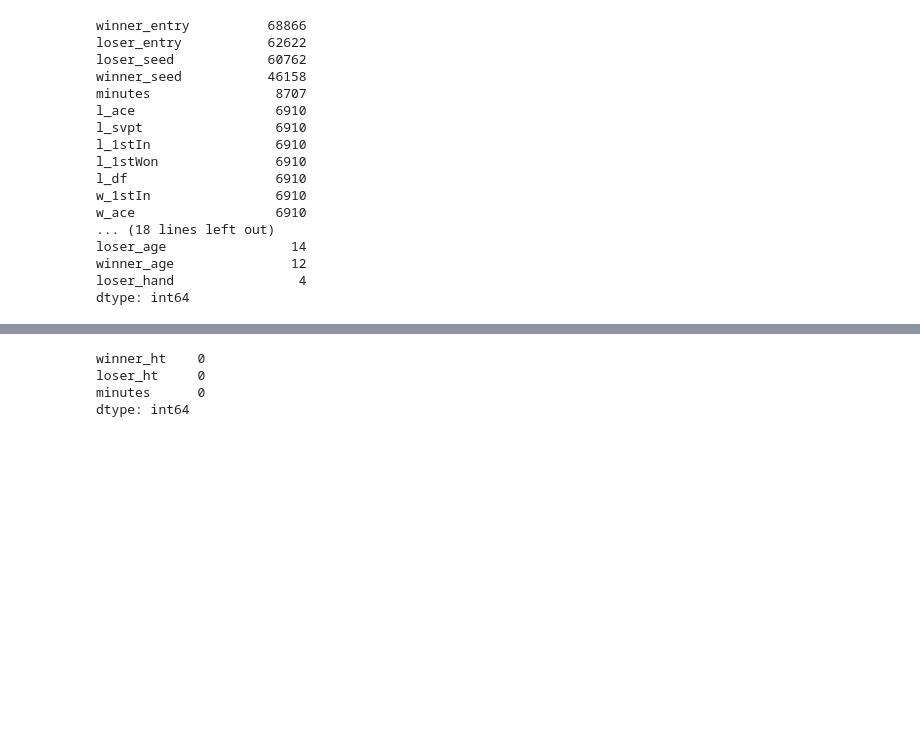
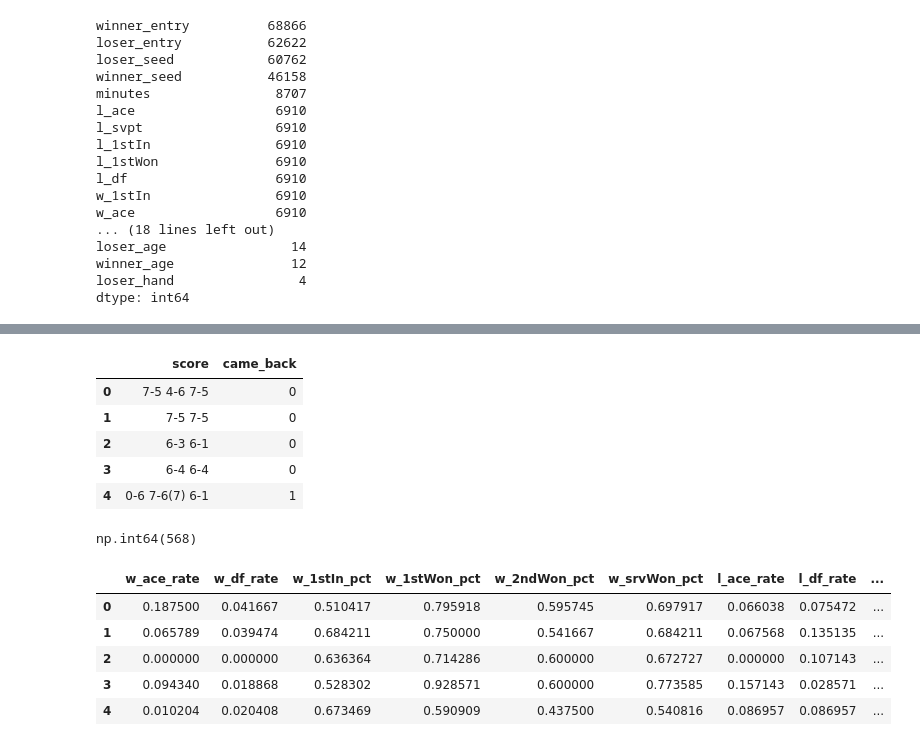
Before and after one commit to riccardomaino/tennis-momentum-engine, a Jupyter notebook: notebooks/preprocessing.ipynb, the cells around one changed output, grey strips where cells are left out. Cells and saved outputs as stored; diff of their text form; code cells hidden in the pictures; blank space fills up the shorter version.

```diff
--- a/notebooks/preprocessing.ipynb
+++ b/notebooks/preprocessing.ipynb
@@ -133,17 +170,53 @@ Updated: 76249 matches left
 # %%
-# Handle missing numerical column values
-num_cols = ["winner_ht", "loser_ht", "minutes"]
-df[num_cols] = df[num_cols].fillna(df[num_cols].median())
-df[num_cols].isnull().sum()
+# Binary Features: Comeback & Upset
+cleaned_scores = df["score"].str.replace(r"\(\d+\)", "", regex=True)
+first_sets = cleaned_scores.str.split().str[0]
+set_split = first_sets.str.split("-", expand=True)
+w_s1_games = pd.to_numeric(set_split[0], errors="coerce")
+l_s1_games = pd.to_numeric(set_split[1], errors="coerce")
+df["came_back"] = (w_s1_games < l_s1_games).astype(int)
+
+df[["score", "came_back"]].head(5)
 # %% [output]
-winner_ht    0
-loser_ht     0
-minutes      0
-dtype: int64
+|  | score | came_back |
+| 0 | 7-5 4-6 7-5 | 0 |
+| 1 | 7-5 7-5 | 0 |
+| 2 | 6-3 6-1 | 0 |
+| 3 | 6-4 6-4 | 0 |
+| 4 | 0-6 7-6(7) 6-1 | 1 |
+# %%
+# Binary Features: Upset
+df["upset"] = np.where(df["winner_rank"] > df["loser_rank"], 1, 0)
+
+df[["winner_rank", "loser_rank", "upset"]].head(5)
+df["winner_rank"].isnull().sum()
+# %% [output]
+np.int64(568)
 # %%
-# Handle missing categorical column values
-cat_cols_hand = ["loser_hand", "winner_hand"]
-cat_cols_entry = ["winner_entry", "loser_entry"]
-df[cat_cols_hand] = df[cat_cols_hand].fillna("U")
-df["surface"] = df["surface"].fillna("Unknown")
-df[cat_cols_entry] = df[cat_cols_entry].fillna("OK")
+# Features: Winner & Loser Serve %
+new_serve_features = ["ace_rate", "df_rate", "1stIn_pct", "1stWon_pct", "2ndWon_pct", "srvWon_pct"]
+
+df["w_ace_rate"] = df["w_ace"] / df["w_svpt"]
+df["w_df_rate"] = df["w_df"] / df["w_svpt"]
+df["w_1stIn_pct"] = df["w_1stIn"] / df["w_svpt"]
+df["w_1stWon_pct"] = df["w_1stWon"] / df["w_1stIn"]
+df["w_2ndWon_pct"] = df["w_2ndWon"] / (df["w_svpt"] - df["w_1stIn"])
+df["w_srvWon_pct"] = (df["w_1stWon"] + df["w_2ndWon"]) / df["w_svpt"]
+
+df["l_ace_rate"] = df["l_ace"] / df["l_svpt"]
+df["l_df_rate"] = df["l_df"] / df["l_svpt"]
+df["l_1stIn_pct"] = df["l_1stIn"] / df["l_svpt"]
+df["l_1stWon_pct"] = df["l_1stWon"] / df["l_1stIn"]
+df["l_2ndWon_pct"] = df["l_2ndWon"] / (df["l_svpt"] - df["l_1stIn"])
+df["l_srvWon_pct"] = (df["l_1stWon"] + df["l_2ndWon"]) / df["l_svpt"]
+
+full_serve_features = [g("w_",f) for f in new_serve_features] + [g("l_", f) for f in new_serve_features]
+df[full_serve_features].head(5)
+# df[[g("w_", f) for f in new_serve_features]].isnull().sum()
+# %% [output]
+|  | w_ace_rate | w_df_rate | w_1stIn_pct | w_1stWon_pct | w_2ndWon_pct | w_srvWon_pct | l_ace_rate | l_df_rate | ... |
+| 0 | 0.187500 | 0.041667 | 0.510417 | 0.795918 | 0.595745 | 0.697917 | 0.066038 | 0.075472 | ... |
+| 1 | 0.065789 | 0.039474 | 0.684211 | 0.750000 | 0.541667 | 0.684211 | 0.067568 | 0.135135 | ... |
+| 2 | 0.000000 | 0.000000 | 0.636364 | 0.714286 | 0.600000 | 0.672727 | 0.000000 | 0.107143 | ... |
+| 3 | 0.094340 | 0.018868 | 0.528302 | 0.928571 | 0.600000 | 0.773585 | 0.157143 | 0.028571 | ... |
+| 4 | 0.010204 | 0.020408 | 0.673469 | 0.590909 | 0.437500 | 0.540816 | 0.086957 | 0.086957 | ... |
```
Also changed, not shown: parts of 11 cells of this notebook.
